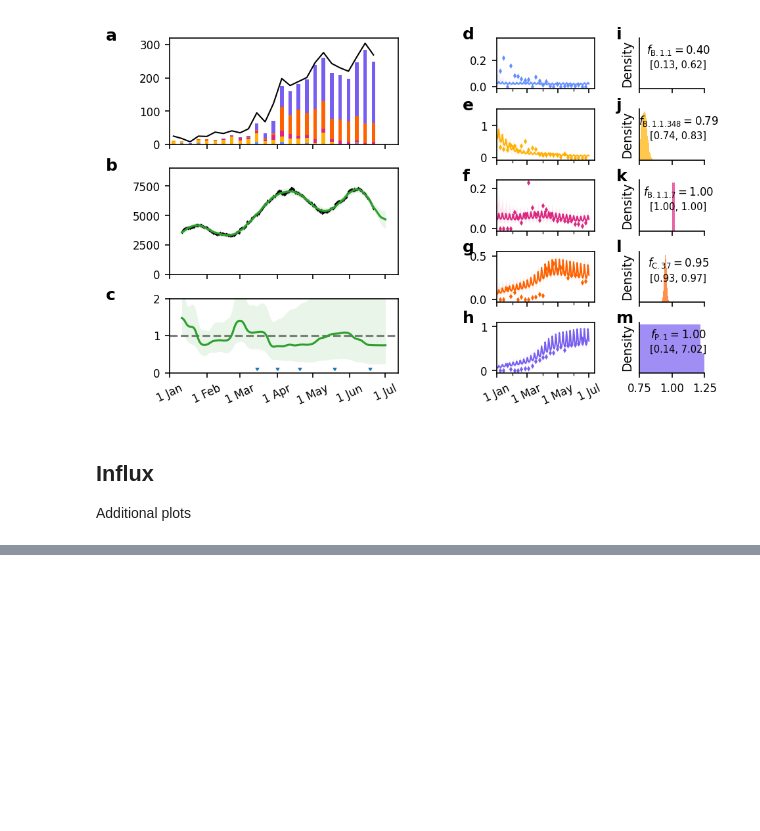
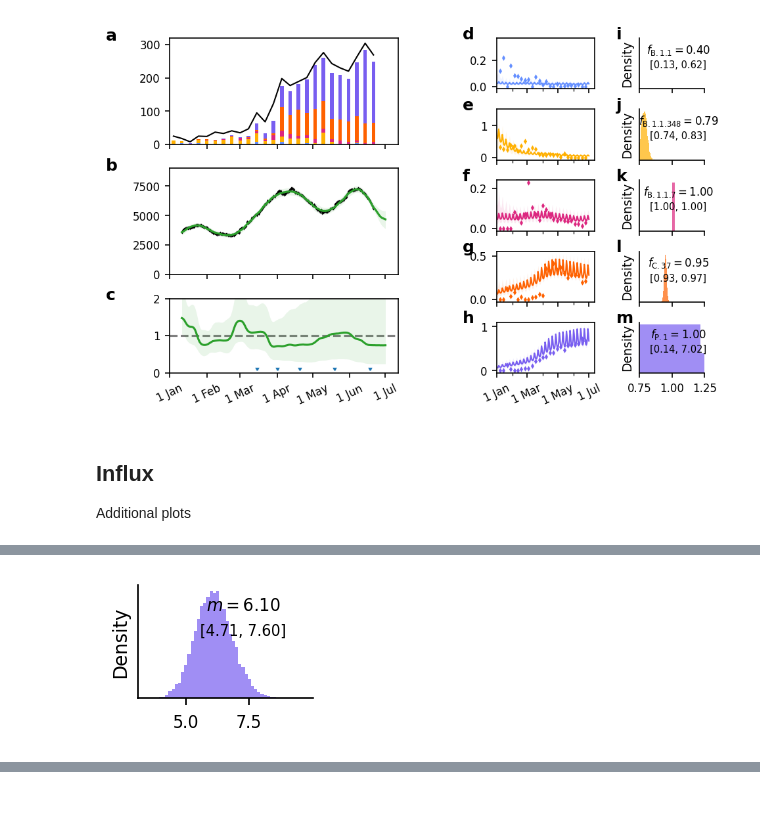
Before and after one commit to Priesemann-Group/covid19_variants_chile, a Jupyter notebook: create_plots.ipynb, the cells around one changed output, grey strips where cells are left out. Saved outputs shown, nothing was run; the diff lists cells and outputs as text; code cells hidden in the pictures; blank space fills up the shorter version.

```diff
--- a/create_plots.ipynb
+++ b/create_plots.ipynb
@@ -339,0 +371,20 @@ fig.savefig(f"./figures/2_influx{postfix_for_plots}.pdf",dpi=300)
+# %%
+inc = posterior_to_array(trace,"median_incubation_v")
+ax = pl._distribution(
+    array_posterior=inc,
+    array_prior=None,
+    dist_name="m",
+    dist_math="m",
+    suffix="",
+    fontsize_median=8,
+    fontsize_CI=7,
+)
+ax.set_ylabel(r"Density")
+ax.set_yticks([])
+
+fig.tight_layout()
+
+fig.savefig(f"./figures/3_incubation{postfix_for_plots}.png",dpi=300)
+fig.savefig(f"./figures/3_incubation{postfix_for_plots}.pdf",dpi=300)
+# %% [output]
+[figure, added]
```
Also changed, not shown: parts of 5 cells of this notebook.
